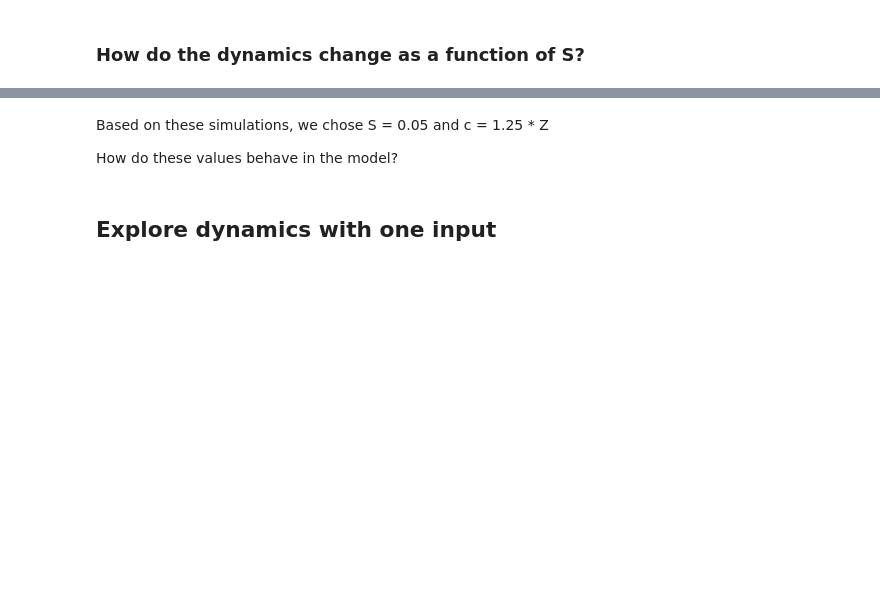
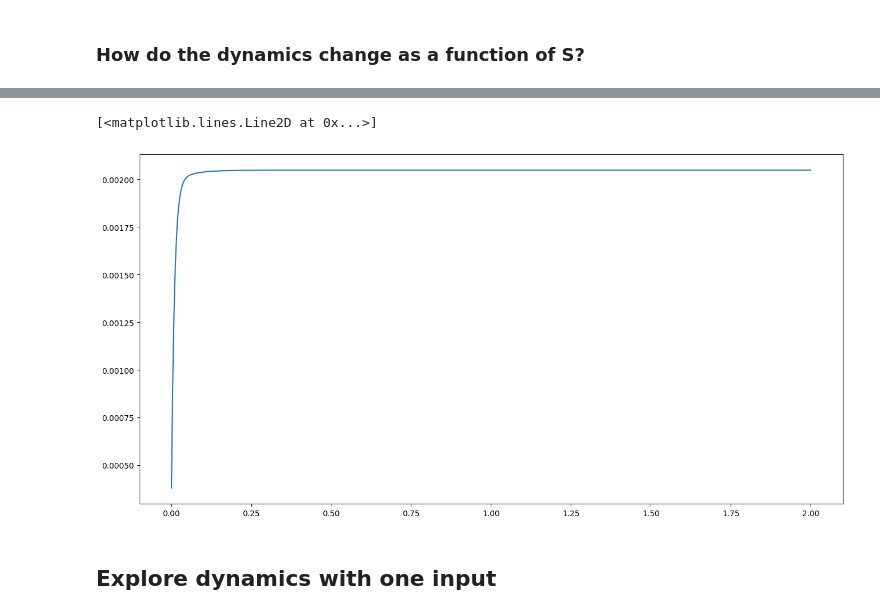
Before and after one commit to katduecker/dnn_osci, a Jupyter notebook: DynNN_figures_thesis.ipynb, the cells around one changed output, grey strips where cells are left out. Saved outputs shown, nothing was run; the diff lists cells and outputs as text; code cells hidden in the pictures; blank space fills up the shorter version.

```diff
--- a/DynNN_figures_thesis.ipynb
+++ b/DynNN_figures_thesis.ipynb
@@ -628 +1044,24 @@ for i,c in enumerate(inv_c):
+# %%
+from scipy.optimize import fsolve
+
+def find_S_c(x):
+
+  # S = x[0]
+  # Z = x[1]
+
+  a = 2
+  b = -2.5
+
+  Z = 8
+  H = sigmoid(Z,[a,b])
+
+  logitH = np.log(H/(1-H))
+
+  const = (logitH/a) + b
+
+  # first part is S
+
+  return [(c+1) * (H-(Z/c-1))/(const) - x[0],(-x[0]*const + Z+ H)/H - x[1]]
+
+S,c = fsolve(find_S_c,[0,0])
 # %%
@@ -759,7 +1071,11 @@ for i,S in enumerate(S_vec):
-# %% [markdown]
-Based on these simulations, we chose S = 0.05 and c = 1.25 * Z
-
-How do these values behave in the model?
+# %%
+params = [tau_h,tau_R,c,S]
+Zt, Ht, Rt = euler_dyn(Z,timevec,params,alpha_params,sig_param,t_start=0)
+
+plt.plot(timevec[1:],Ht[1+1:])
+# %% [output]
+[<matplotlib.lines.Line2D at 0x...>]
+[figure, added]
 # %% [markdown]
 ## Explore dynamics with one input
 # %% [markdown]
```
Also changed, not shown: parts of 14 cells of this notebook.
